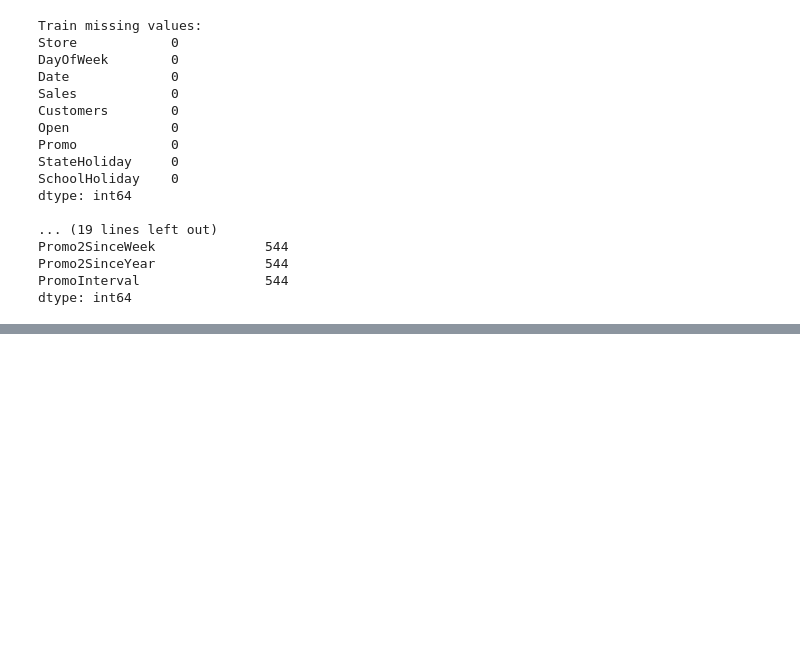
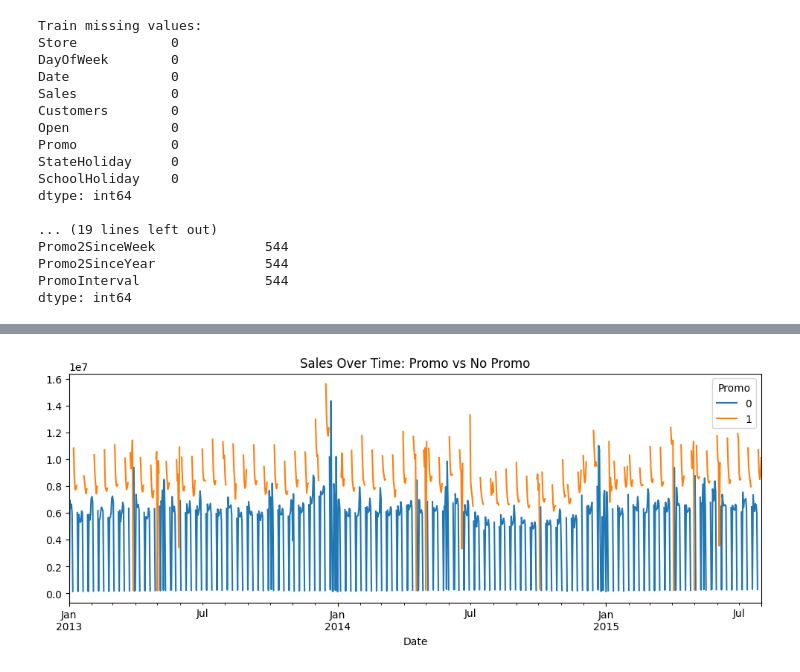
Before and after one commit to aminnademi/Predictive-Analysis, a Jupyter notebook: Predictive Analysis.ipynb, the cells around one changed output, grey strips where cells are left out. Cells and saved outputs as stored; diff of their text form; code cells hidden in the pictures; blank space fills up the shorter version.

```diff
--- a/Predictive Analysis.ipynb
+++ b/Predictive Analysis.ipynb
@@ -77,0 +104,8 @@ if 'Sales' in test.columns:
+# %%
+promo_time = train.groupby(['Date','Promo'])['Sales'].sum().unstack()
+
+promo_time.plot(figsize=(12,4))
+plt.title("Sales Over Time: Promo vs No Promo")
+plt.show()
+# %% [output]
+[figure, added]
```
Also changed, not shown: parts of 11 cells of this notebook.
